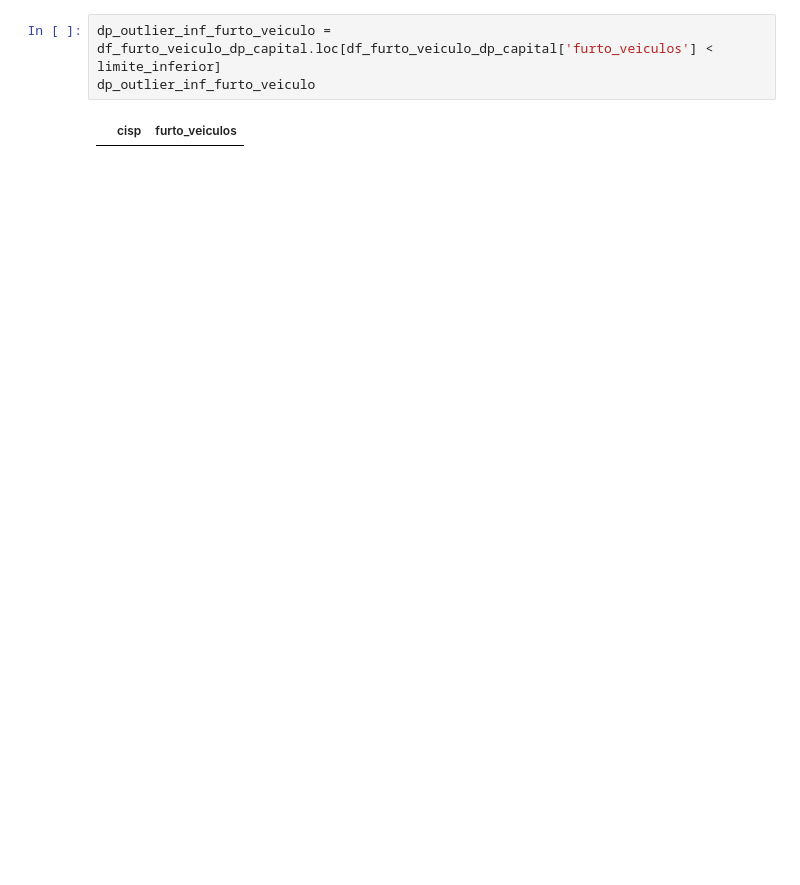
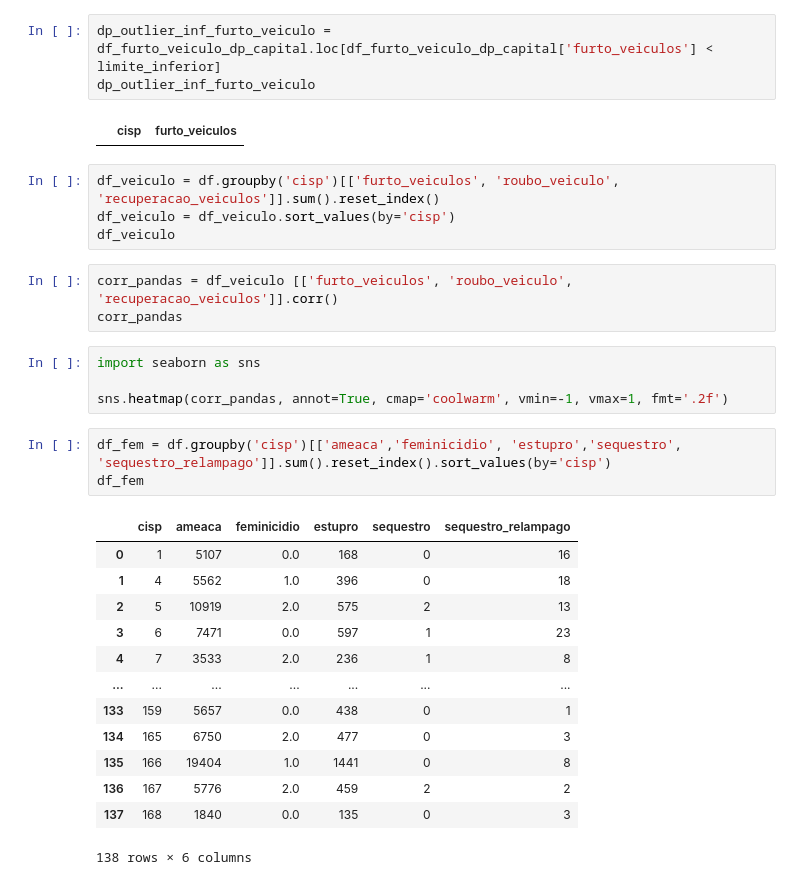
Before and after one commit to CarlosEduardoRodrigues7/Uc2, a Jupyter notebook: aula1 - isp dados.ipynb, the cells around one changed output. Drawn from its saved outputs; the diff is of its cells as text; blank space fills up the shorter version.

```diff
--- a/aula1 - isp dados.ipynb
+++ b/aula1 - isp dados.ipynb
@@ -567,3 +549,31 @@ dp_outlier_inf_furto_veiculo = df_furto_veiculo_dp_capital.loc[df_furto_veiculo_
 dp_outlier_inf_furto_veiculo
 # %% [output]
 |  | cisp | furto_veiculos |
+# %%
+df_veiculo = df.groupby('cisp')[['furto_veiculos', 'roubo_veiculo', 'recuperacao_veiculos']].sum().reset_index()
+df_veiculo = df_veiculo.sort_values(by='cisp')
+df_veiculo
+# %%
+corr_pandas = df_veiculo [['furto_veiculos', 'roubo_veiculo', 'recuperacao_veiculos']].corr()
+corr_pandas
+# %%
+import seaborn as sns
+
+sns.heatmap(corr_pandas, annot=True, cmap='coolwarm', vmin=-1, vmax=1, fmt='.2f')
+# %%
+df_fem = df.groupby('cisp')[['ameaca','feminicidio', 'estupro','sequestro', 'sequestro_relampago']].sum().reset_index().sort_values(by='cisp')
+df_fem
+# %% [output]
+|  | cisp | ameaca | feminicidio | estupro | sequestro | sequestro_relampago |
+| 0 | 1 | 5107 | 0.0 | 168 | 0 | 16 |
+| 1 | 4 | 5562 | 1.0 | 396 | 0 | 18 |
+| 2 | 5 | 10919 | 2.0 | 575 | 2 | 13 |
+| 3 | 6 | 7471 | 0.0 | 597 | 1 | 23 |
+| 4 | 7 | 3533 | 2.0 | 236 | 1 | 8 |
+| ... | ... | ... | ... | ... | ... | ... |
+| 133 | 159 | 5657 | 0.0 | 438 | 0 | 1 |
+| 134 | 165 | 6750 | 2.0 | 477 | 0 | 3 |
+| 135 | 166 | 19404 | 1.0 | 1441 | 0 | 8 |
+| 136 | 167 | 5776 | 2.0 | 459 | 2 | 2 |
+| 137 | 168 | 1840 | 0.0 | 135 | 0 | 3 |
+138 rows × 6 columns
```
Also changed, not shown: parts of 37 cells of this notebook, 2 other files.
